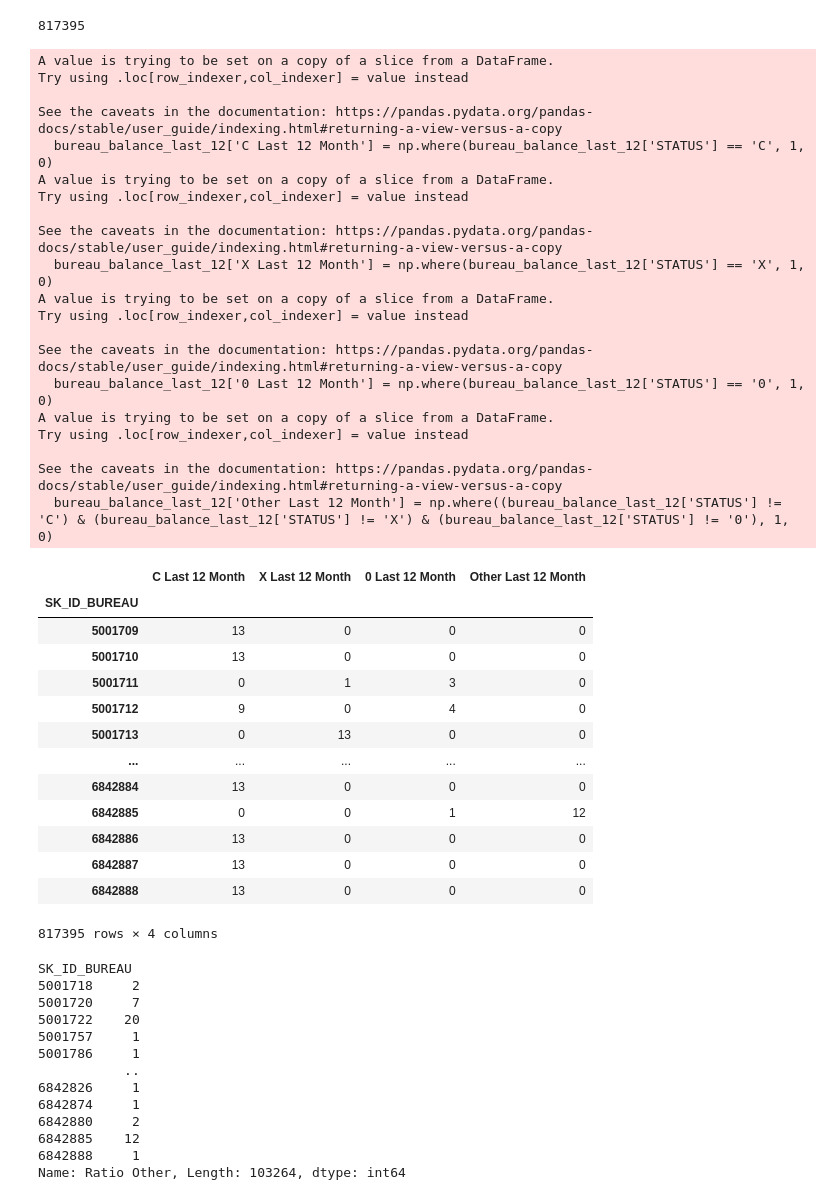
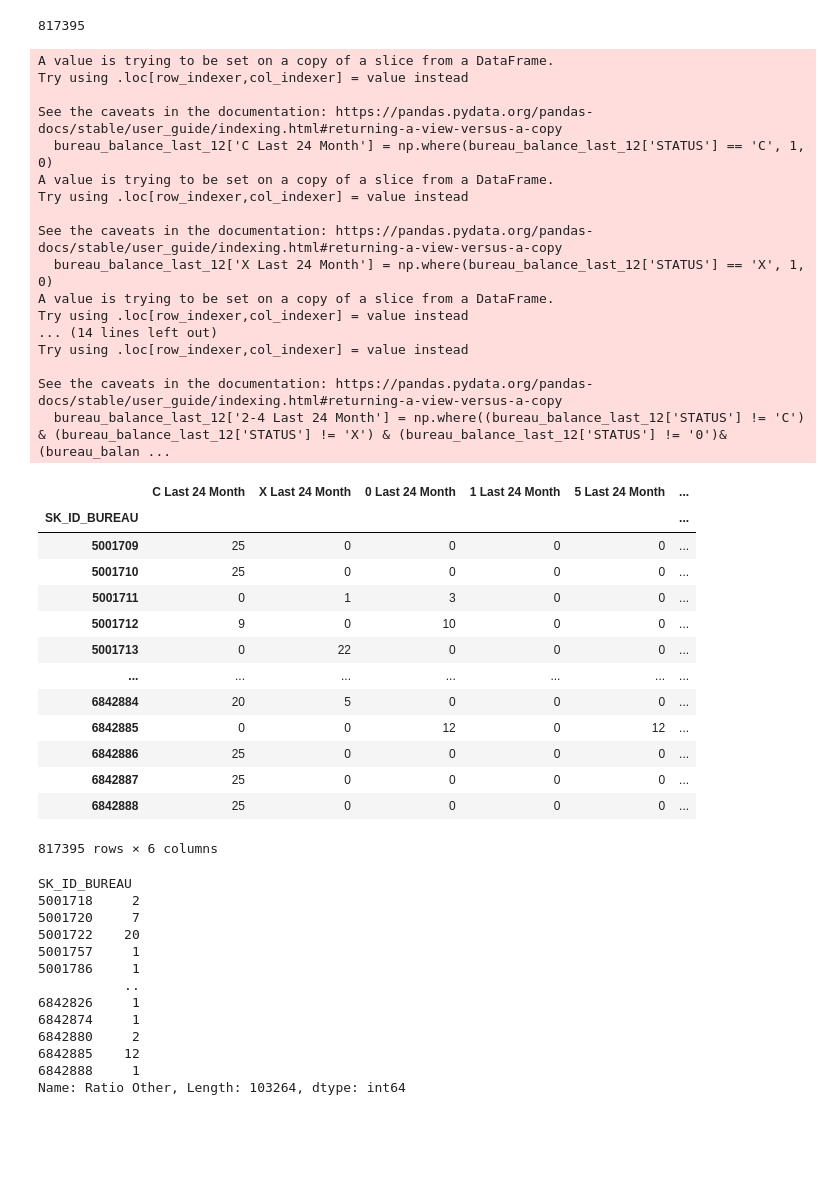
Before and after one commit to hung20gg/datavis_final, a Jupyter notebook: eda/bureau_balance.ipynb, the cells around one changed output. Drawn from its saved outputs; the diff is of its cells as text; code cells hidden in the pictures; blank space fills up the shorter version.

```diff
--- a/eda/bureau_balance.ipynb
+++ b/eda/bureau_balance.ipynb
@@ -49,51 +54,50 @@ bureau_balance['TOTAL_MONTHS'] = bureau_balance.groupby('SK_ID_BUREAU')['MONTHS_
 # %%
 bureau_balance['DIFF'] = bureau_balance['MAX_MONTHS_BALANCE'] - bureau_balance['MONTHS_BALANCE']
 # %%
-bureau_balance_last_12 = bureau_balance[bureau_balance['DIFF'] <= 12]
+bureau_balance_last_12 = bureau_balance[bureau_balance['DIFF'] <= 24]
 # %%
-bureau_balance_last_12['C Last 12 Month'] = np.where(bureau_balance_last_12['STATUS'] == 'C', 1, 0)
-bureau_balance_last_12['X Last 12 Month'] = np.where(bureau_balance_last_12['STATUS'] == 'X', 1, 0)
-bureau_balance_last_12['0 Last 12 Month'] = np.where(bureau_balance_last_12['STATUS'] == '0', 1, 0)
+bureau_balance_last_12['C Last 24 Month'] = np.where(bureau_balance_last_12['STATUS'] == 'C', 1, 0)
+bureau_balance_last_12['X Last 24 Month'] = np.where(bureau_balance_last_12['STATUS'] == 'X', 1, 0)
+bureau_balance_last_12['0 Last 24 Month'] = np.where(bureau_balance_last_12['STATUS'] == '0', 1, 0)
+bureau_balance_last_12['1 Last 24 Month'] = np.where(bureau_balance_last_12['STATUS'] == '1', 1, 0)
+bureau_balance_last_12['5 Last 24 Month'] = np.where(bureau_balance_last_12['STATUS'] == '5', 1, 0)
 
-bureau_balance_last_12['Other Last 12 Month'] = np.where((bureau_balance_last_12['STATUS'] != 'C') & (bureau_balance_last_12['STATUS'] != 'X') & (bureau_balance_last_12['STATUS'] != '0'), 1, 0)
+bureau_balance_last_12['2-4 Last 24 Month'] = np.where((bureau_balance_last_12['STATUS'] != 'C') & (bureau_balance_last_12['STATUS'] != 'X') & (bureau_balance_last_12['STATUS'] != '0')&(bureau_balance_last_12['STATUS'] != '1')&(bureau_balance_last_12['STATUS'] != '5'), 1, 0)
 
-gb_bureau_balance_last_12 = bureau_balance_last_12.groupby('SK_ID_BUREAU').agg({ 'C Last 12 Month': 'sum', 'X Last 12 Month': 'sum', '0 Last 12 Month': 'sum', 'Other Last 12 Month': 'sum' })
+gb_bureau_balance_last_12 = bureau_balance_last_12.groupby('SK_ID_BUREAU').agg({ 'C Last 24 Month': 'sum', 'X Last 24 Month': 'sum', '0 Last 24 Month': 'sum', '1 Last 24 Month':'sum', '5 Last 24 Month':'sum', '2-4 Last 24 Month': 'sum' })
 gb_bureau_balance_last_12
 # %% [output]
 A value is trying to be set on a copy of a slice from a DataFrame.
 Try using .loc[row_indexer,col_indexer] = value instead
 
 See the caveats in the documentation: https://pandas.pydata.org/pandas-docs/stable/user_guide/indexing.html#returning-a-view-versus-a-copy
-  bureau_balance_last_12['C Last 12 Month'] = np.where(bureau_balance_last_12['STATUS'] == 'C', 1, 0)
+  bureau_balance_last_12['C Last 24 Month'] = np.where(bureau_balance_last_12['STATUS'] == 'C', 1, 0)
 A value is trying to be set on a copy of a slice from a DataFrame.
 Try using .loc[row_indexer,col_indexer] = value instead
 
 See the caveats in the documentation: https://pandas.pydata.org/pandas-docs/stable/user_guide/indexing.html#returning-a-view-versus-a-copy
-  bureau_balance_last_12['X Last 12 Month'] = np.where(bureau_balance_last_12['STATUS'] == 'X', 1, 0)
+  bureau_balance_last_12['X Last 24 Month'] = np.where(bureau_balance_last_12['STATUS'] == 'X', 1, 0)
 A value is trying to be set on a copy of a slice from a DataFrame.
+Try using .loc[row_indexer,col_indexer] = value instead
+... (14 lines left out)
 Try using .loc[row_indexer,col_indexer] = value instead
 
 See the caveats in the documentation: https://pandas.pydata.org/pandas-docs/stable/user_guide/indexing.html#returning-a-view-versus-a-copy
-  bureau_balance_last_12['0 Last 12 Month'] = np.where(bureau_balance_last_12['STATUS'] == '0', 1, 0)
-A value is trying to be set on a copy of a slice from a DataFrame.
-Try using .loc[row_indexer,col_indexer] = value instead
-
-See the caveats in the documentation: https://pandas.pydata.org/pandas-docs/stable/user_guide/indexing.html#returning-a-view-versus-a-copy
-  bureau_balance_last_12['Other Last 12 Month'] = np.where((bureau_balance_last_12['STATUS'] != 'C') & (bureau_balance_last_12['STATUS'] != 'X') & (bureau_balance_last_12['STATUS'] != '0'), 1, 0)
+  bureau_balance_last_12['2-4 Last 24 Month'] = np.where((bureau_balance_last_12['STATUS'] != 'C') & (bureau_balance_last_12['STATUS'] != 'X') & (bureau_balance_last_12['STATUS'] != '0')&(bureau_balan ...
-|  | C Last 12 Month | X Last 12 Month | 0 Last 12 Month | Other Last 12 Month |
-| SK_ID_BUREAU |  |  |  |  |
-| 5001709 | 13 | 0 | 0 | 0 |
-| 5001710 | 13 | 0 | 0 | 0 |
-| 5001711 | 0 | 1 | 3 | 0 |
-| 5001712 | 9 | 0 | 4 | 0 |
-| 5001713 | 0 | 13 | 0 | 0 |
-| ... | ... | ... | ... | ... |
-| 6842884 | 13 | 0 | 0 | 0 |
-| 6842885 | 0 | 0 | 1 | 12 |
-| 6842886 | 13 | 0 | 0 | 0 |
-| 6842887 | 13 | 0 | 0 | 0 |
-| 6842888 | 13 | 0 | 0 | 0 |
+|  | C Last 24 Month | X Last 24 Month | 0 Last 24 Month | 1 Last 24 Month | 5 Last 24 Month | ... |
+| SK_ID_BUREAU |  |  |  |  |  | ... |
+| 5001709 | 25 | 0 | 0 | 0 | 0 | ... |
+| 5001710 | 25 | 0 | 0 | 0 | 0 | ... |
+| 5001711 | 0 | 1 | 3 | 0 | 0 | ... |
+| 5001712 | 9 | 0 | 10 | 0 | 0 | ... |
+| 5001713 | 0 | 22 | 0 | 0 | 0 | ... |
+| ... | ... | ... | ... | ... | ... | ... |
+| 6842884 | 20 | 5 | 0 | 0 | 0 | ... |
+| 6842885 | 0 | 0 | 12 | 0 | 12 | ... |
+| 6842886 | 25 | 0 | 0 | 0 | 0 | ... |
+| 6842887 | 25 | 0 | 0 | 0 | 0 | ... |
+| 6842888 | 25 | 0 | 0 | 0 | 0 | ... |
-817395 rows × 4 columns
+817395 rows × 6 columns
 # %%
 gb_max_month = bureau_balance.groupby('SK_ID_BUREAU')['MONTHS_BALANCE'].max()
 gb_max_month.rename('MAX_MONTHS_BALANCE', inplace=True)
```
Also changed, not shown: parts of 11 cells of this notebook, 10 other files.
